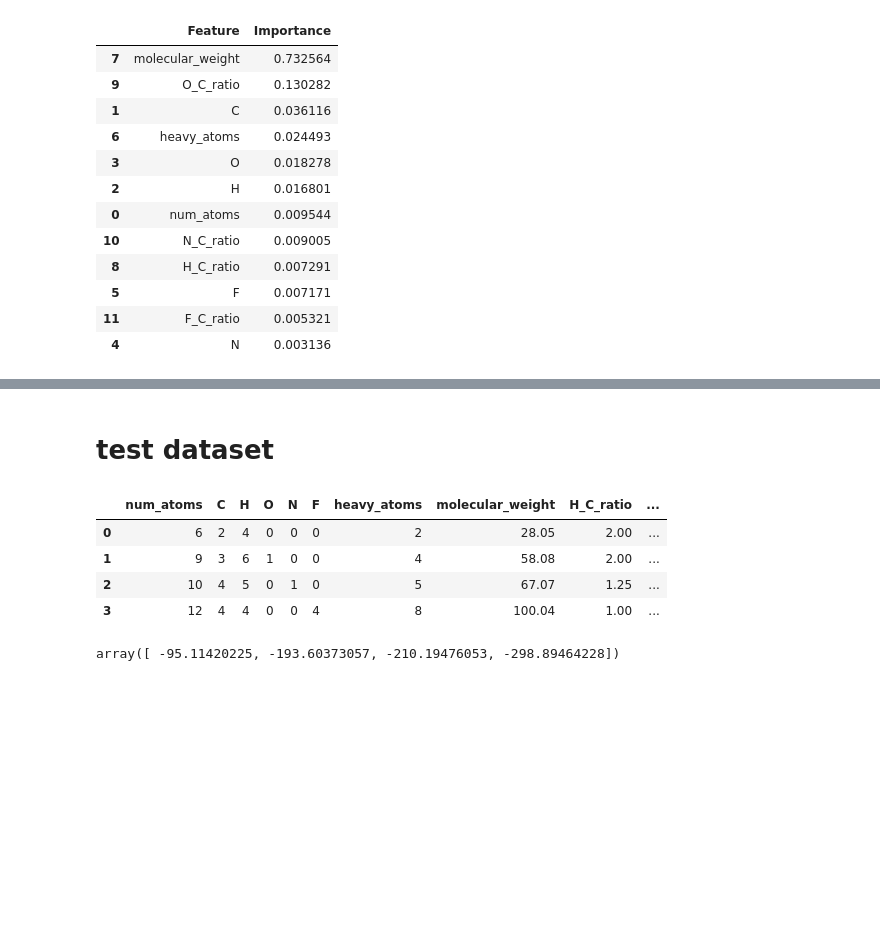
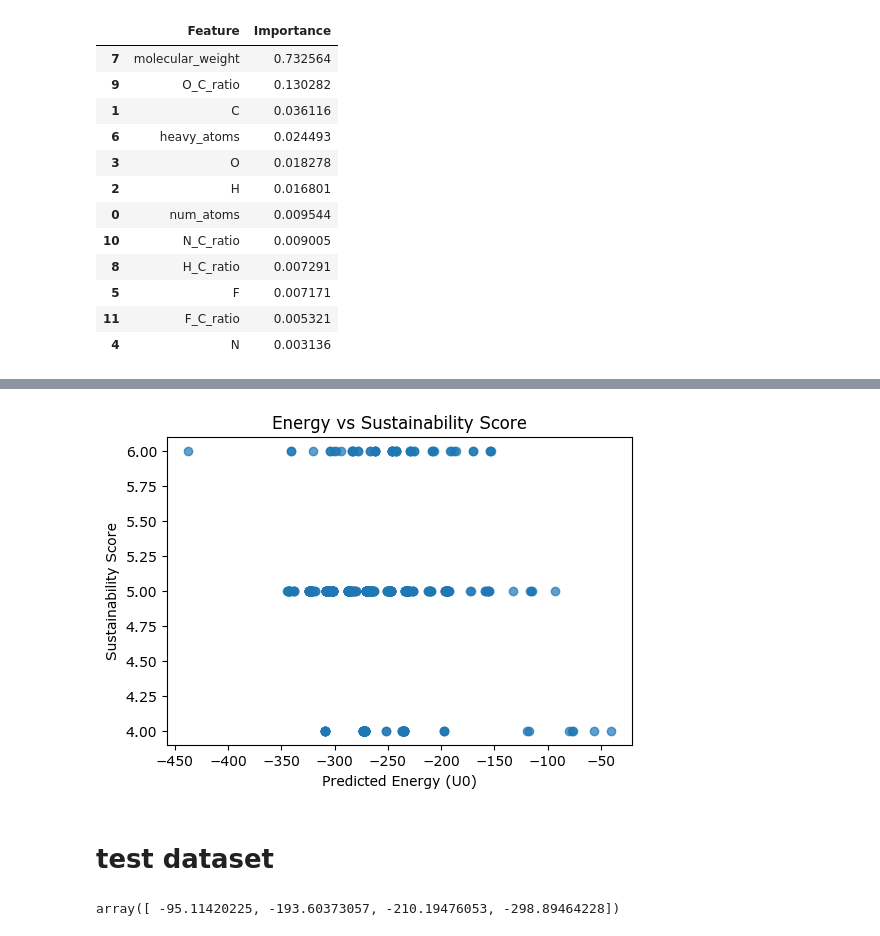
Before and after one commit to Shreya2818/-AI-Based-Molecular-Energy-Prediction-and-Sustainable-Molecule-Screening, a Jupyter notebook: QM9_project.ipynb, the cells around one changed output, grey strips where cells are left out. Drawn from its saved outputs; the diff is of its cells as text; code cells hidden in the pictures; blank space fills up the shorter version.

```diff
--- a/QM9_project.ipynb
+++ b/QM9_project.ipynb
@@ -250,55 +284,31 @@ final_table.head(10)
+# %%
+plt.figure(figsize=(6,4))
+plt.scatter(df["energy"], df["sustainability_score"], alpha=0.7)
+plt.xlabel("Predicted Energy (U0)")
+plt.ylabel("Sustainability Score")
+plt.title("Energy vs Sustainability Score")
+plt.show()
+# %% [output]
+[figure, added]
 # %% [markdown]
 # test dataset
 # %%
-import pandas as pd
+import numpy as np
 
-test_df = pd.DataFrame([
-    # Simple small organic
-    {
-        "num_atoms": 6,
-        "C": 2, "H": 4, "O": 0, "N": 0, "F": 0,
-        "heavy_atoms": 2,
-        "molecular_weight": 28.05,
-        "H_C_ratio": 2.0, "O_C_ratio": 0.0,
-        "N_C_ratio": 0.0, "F_C_ratio": 0.0
-    },
+test_df["heavy_atoms"] = test_df["C"] + test_df["O"] + test_df["N"] + test_df["F"]
 
-    # Oxygen-containing molecule
-    {
-        "num_atoms": 9,
-        "C": 3, "H": 6, "O": 1, "N": 0, "F": 0,
-        "heavy_atoms": 4,
-        "molecular_weight": 58.08,
-        "H_C_ratio": 2.0, "O_C_ratio": 0.33,
-        "N_C_ratio": 0.0, "F_C_ratio": 0.0
-    },
+test_df["molecular_weight"] = (
+    12.01 * test_df["C"] +
+    1.008 * test_df["H"] +
+    16.00 * test_df["O"] +
+    14.01 * test_df["N"] +
+    19.00 * test_df["F"]
+)
 
-    # Nitrogen-containing molecule
-    {
-        "num_atoms": 10,
-        "C": 4, "H": 5, "O": 0, "N": 1, "F": 0,
-        "heavy_atoms": 5,
-        "molecular_weight": 67.07,
-        "H_C_ratio": 1.25, "O_C_ratio": 0.0,
-        "N_C_ratio": 0.25, "F_C_ratio": 0.0
-    },
+test_df["H_C_ratio"] = test_df["H"] / test_df["C"].replace(0, np.nan)
+test_df["O_C_ratio"] = test_df["O"] / test_df["C"].replace(0, np.nan)
+test_df["N_C_ratio"] = test_df["N"] / test_df["C"].replace(0, np.nan)
+test_df["F_C_ratio"] = test_df["F"] / test_df["C"].replace(0, np.nan)
 
-    # Fluorinated molecule
-    {
-        "num_atoms": 12,
-        "C": 4, "H": 4, "O": 0, "N": 0, "F": 4,
-        "heavy_atoms": 8,
-        "molecular_weight": 100.04,
-        "H_C_ratio": 1.0, "O_C_ratio": 0.0,
-        "N_C_ratio": 0.0, "F_C_ratio": 1.0
-    }
-])
-
-test_df
+test_df.fillna(0, inplace=True)
-# %% [output]
-|  | num_atoms | C | H | O | N | F | heavy_atoms | molecular_weight | H_C_ratio | ... |
-| 0 | 6 | 2 | 4 | 0 | 0 | 0 | 2 | 28.05 | 2.00 | ... |
-| 1 | 9 | 3 | 6 | 1 | 0 | 0 | 4 | 58.08 | 2.00 | ... |
-| 2 | 10 | 4 | 5 | 0 | 1 | 0 | 5 | 67.07 | 1.25 | ... |
-| 3 | 12 | 4 | 4 | 0 | 0 | 4 | 8 | 100.04 | 1.00 | ... |
 # %%
```
Also changed, not shown: parts of 6 cells of this notebook.
